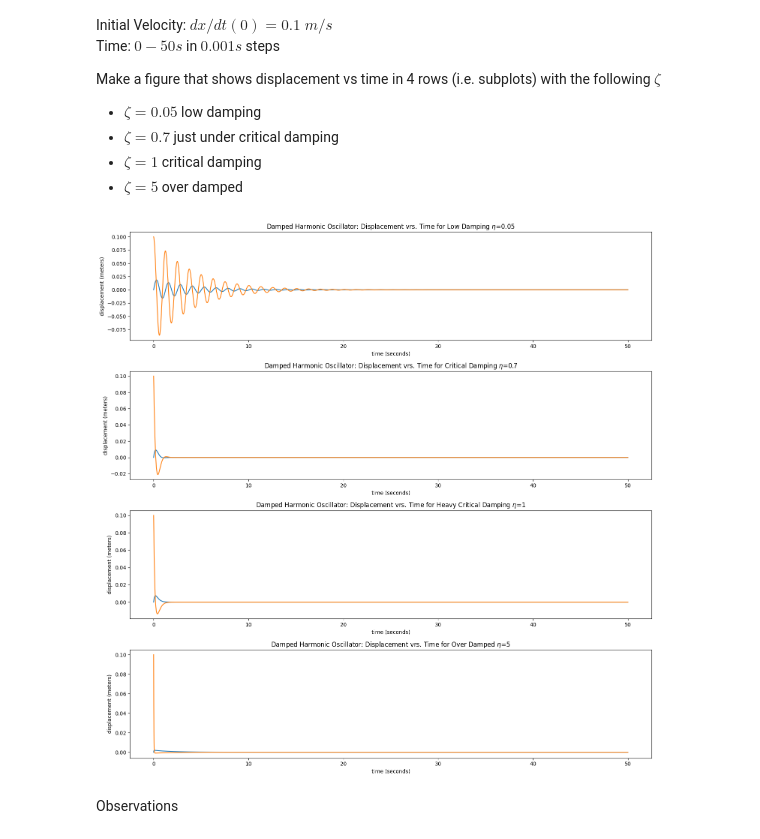
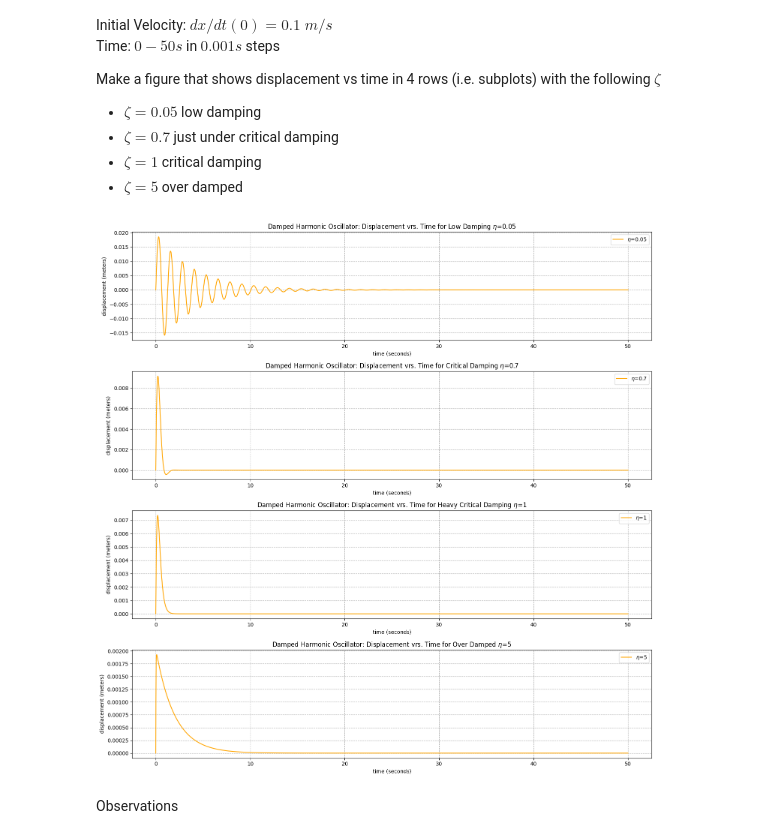
Before and after one commit to Djamil17/computational-physics-recipes, a Jupyter notebook: Homework/Homework3/Phys474_S23_Hwk3.ipynb, the cells around one changed output. Cells and saved outputs as stored; diff of their text form; code cells hidden in the pictures.

```diff
--- a/Homework/Homework3/Phys474_S23_Hwk3.ipynb
+++ b/Homework/Homework3/Phys474_S23_Hwk3.ipynb
@@ -244,3 +290,29 @@ and
 $\,\,\,\,\,\,\,\, \Gamma = 2\,\sigma_{\omega}=1/\tau$
 # %%
 # your code here...
+
+
+def psi_t(tmin:float,tmax:float,n:int,tau:float=.5)->np.array:
+    t=np.linspace(tmin,tmax,n)
+    return t,np.exp(-t/tau)
+
+def phi_theory(gamma=1/tau,omega=omega*2*pi)->np.array:
+    return gamma/(omega**2+(gamma/2)**2)
+
+def uncertainty()->float:
+    return 0
+
+tau=.5
+t,psi=psi_t(0,100,2048,.5)
+omega = np.fft.rfftfreq(len(psi))
+phi=np.fft.rfft(psi)
+fig,axs=plt.subplots(3,1)
+axs[0].plot(t,psi**2)
+axs[0].set_xlim(0,5*tau)
+axs[1].plot(omega*2*pi,phi,color='orange')
+axs[1].plot(-omega*2*pi,phi,color='orange')
+
+sigma_omega=1/(2*tau)
+
+axs[2].plot(omega*2*pi,phi_theory())
+axs[2].plot(-omega*2*pi,phi_theory())
@@ -318,7 +393,6 @@ Make a figure that shows displacement vs time in 4 rows (i.e. subplots) with the
 - $\zeta = 1$ critical damping
 - $\zeta = 5$ over damped
 # %%
-#Your code here...
 
 """
 Time range and interval for integration of equations
@@ -337,34 +411,37 @@ x_i = 0.0    #initial displacement [meters]
 v_i = .1   #Also max amplitude [m/s]
 Q0=[x_i,v_i]
 
 def damped_oscillator(y,t,m,eta,k):
     """
     This funcDon defines the derivaDves for damped oscilattor
     y[0] = Theta
     y[1] = dTheta/dt
     """
     omega=k/m
     dy = [0,0]   #set up array for derivaDves of coupled equaDons
     #dy[0]/dt = y[1] = d(Theta)/dt
     dy[0]=y[1]
     #dy[1]/dt = d^2y[0]/dt^2y[1] = d^2(Theta)/dt^2 = -g/l sin(Theta)
     dy[1]= -2*eta*omega*y[1]-omega**2*y[0]
     return dy
 
 i=0
 fig,ax=plt.subplots(4,1)
 fig.set_figheight(15)
 fig.set_figwidth(15)
 for (eta,name) in zip(etas,names_etas):
-    ax[i].plot(t,odeint(damped_oscillator,Q0,t,args=(mass,eta,k)),)
+    x=[row[0] for row in odeint(damped_oscillator,Q0,t,args=(mass,eta,k))]
+    ax[i].plot(t,x,label='$\eta$='+f'{eta}',color='orange')
     ax[i].set_xlabel('time (seconds)')
     ax[i].set_ylabel('displacement (meters)')
     ax[i].set_title(f'Damped Harmonic Oscillator: Displacement vrs. Time for {name}' + r' $\eta$='+f'{eta}')
+    ax[i].grid(linestyle='--')
 
+    ax[i].legend()
     i+=1
 
 fig.tight_layout()
 # %% [output]
-[figure, old version]
+[figure, new version]
 # %% [markdown]
 Observations
```
Also changed, not shown: parts of 6 cells of this notebook.
